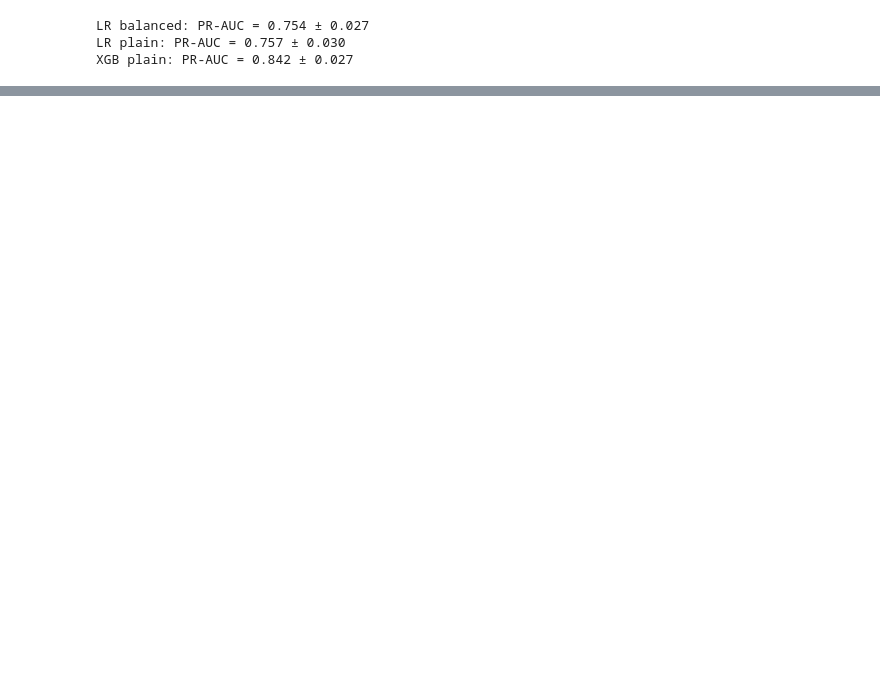
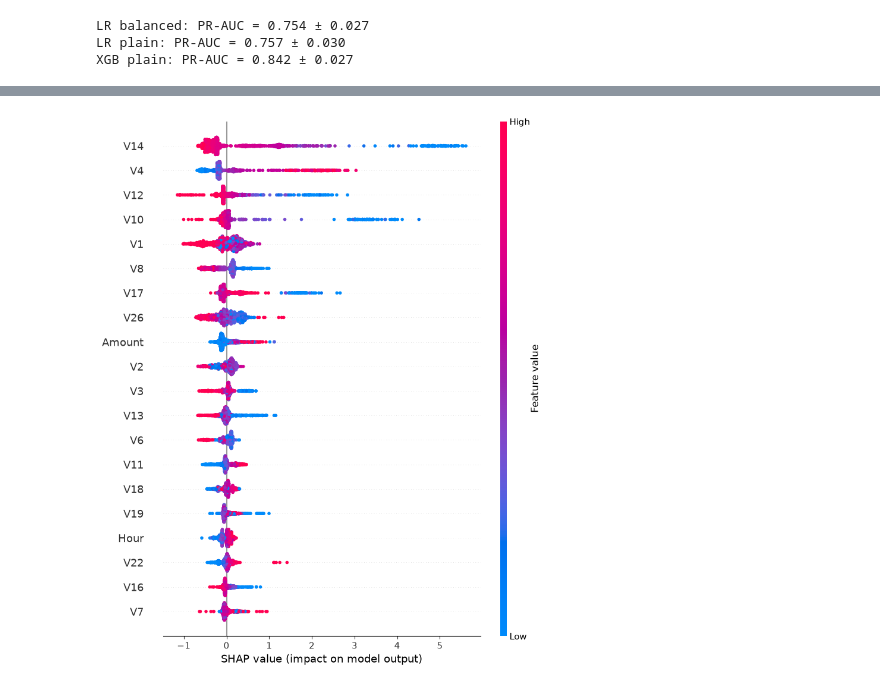
Before and after one commit to mohammedseghiralaa/fraudshield, a Jupyter notebook: notebooks/03-models.ipynb, the cells around one changed output, grey strips where cells are left out. Drawn from its saved outputs; the diff is of its cells as text; code cells hidden in the pictures; blank space fills up the shorter version.

```diff
--- a/notebooks/03-models.ipynb
+++ b/notebooks/03-models.ipynb
@@ -200,0 +262,19 @@ CatBoost plain: PR-AUC = 0.850 ± 0.030
+# %%
+import shap
+import pandas as pd
+import matplotlib.pyplot as plt
+
+# All test frauds + a sample of normal transactions (frauds are too rare for a random sample)
+X_explain = pd.concat([
+    X_test[y_test == 1],
+    X_test[y_test == 0].sample(1000, random_state=42),
+])
+
+explainer = shap.TreeExplainer(cat)
+shap_values = explainer.shap_values(X_explain)
+
+shap.summary_plot(shap_values, X_explain, show=False)
+plt.savefig("../reports/figures/shap_summary.png", bbox_inches="tight", dpi=130)
+plt.show()
+# %% [output]
+[figure, added]
```
Also changed, not shown: parts of 11 cells of this notebook, 8 other files.
